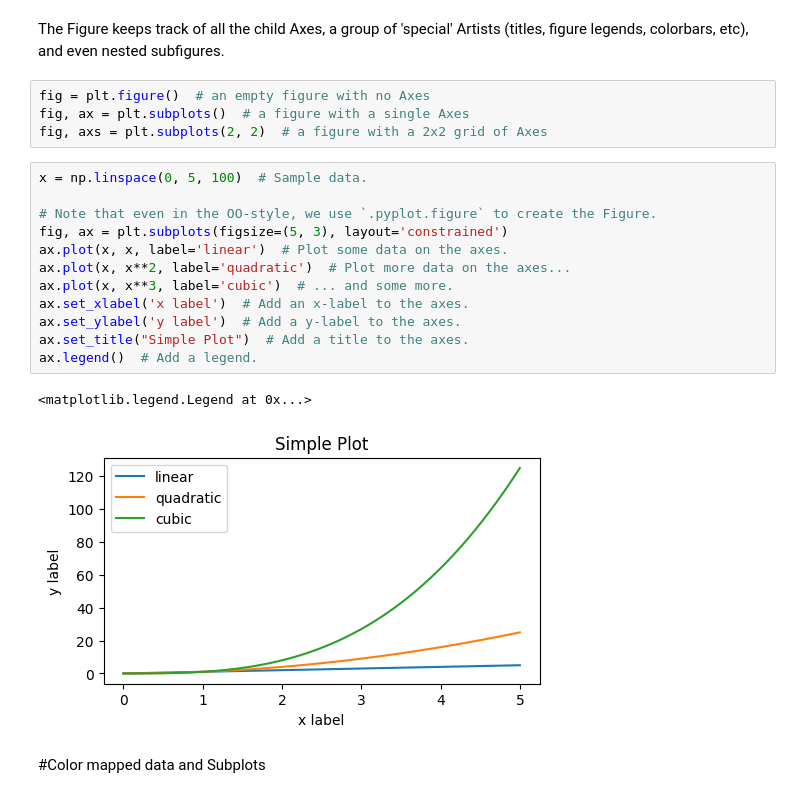
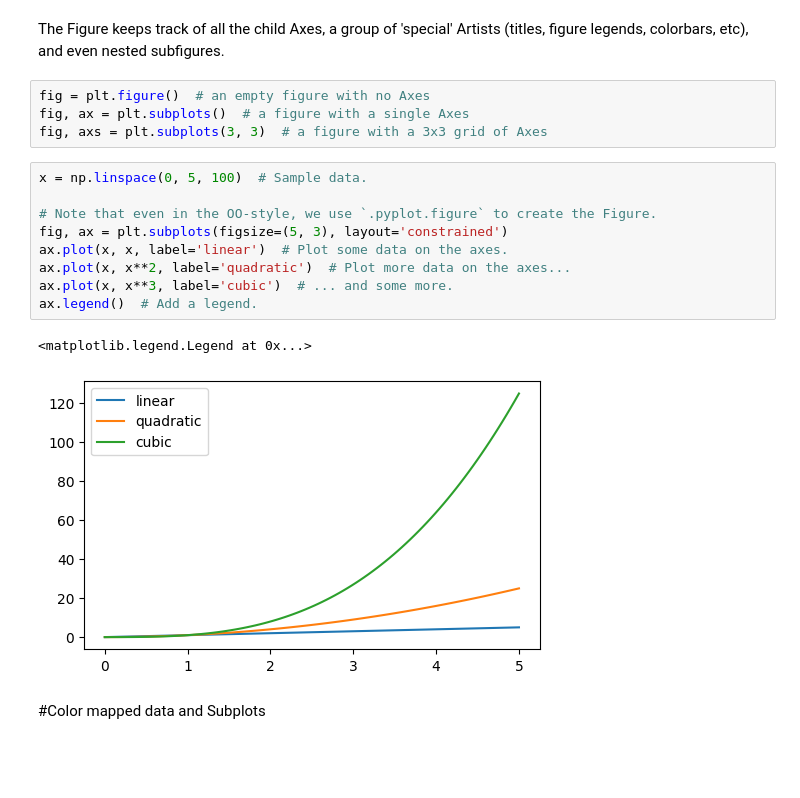
Before and after one commit to ucdavisdatalab/python_intensive_training, a Jupyter notebook: data/05_Day2-Lecture-2.ipynb, the cells around one changed output. Cells and saved outputs as stored; diff of their text form; blank space fills up the shorter version.

```diff
--- a/data/05_Day2-Lecture-2.ipynb
+++ b/data/05_Day2-Lecture-2.ipynb
@@ -129,22 +123,19 @@ The Figure keeps track of all the child Axes, a group of 'special' Artists (titl
 # %%
 fig = plt.figure()  # an empty figure with no Axes
 fig, ax = plt.subplots()  # a figure with a single Axes
-fig, axs = plt.subplots(2, 2)  # a figure with a 2x2 grid of Axes
+fig, axs = plt.subplots(3, 3)  # a figure with a 3x3 grid of Axes
 # %%
 x = np.linspace(0, 5, 100)  # Sample data.
 
 # Note that even in the OO-style, we use `.pyplot.figure` to create the Figure.
 fig, ax = plt.subplots(figsize=(5, 3), layout='constrained')
 ax.plot(x, x, label='linear')  # Plot some data on the axes.
 ax.plot(x, x**2, label='quadratic')  # Plot more data on the axes...
 ax.plot(x, x**3, label='cubic')  # ... and some more.
-ax.set_xlabel('x label')  # Add an x-label to the axes.
-ax.set_ylabel('y label')  # Add a y-label to the axes.
-ax.set_title("Simple Plot")  # Add a title to the axes.
 ax.legend()  # Add a legend.
 # %% [output]
 <matplotlib.legend.Legend at 0x...>
-[figure, old version]
+[figure, new version]
 # %% [markdown]
 #Color mapped data and Subplots
 # %% [markdown]
```
Also changed, not shown: parts of 4 cells of this notebook.
